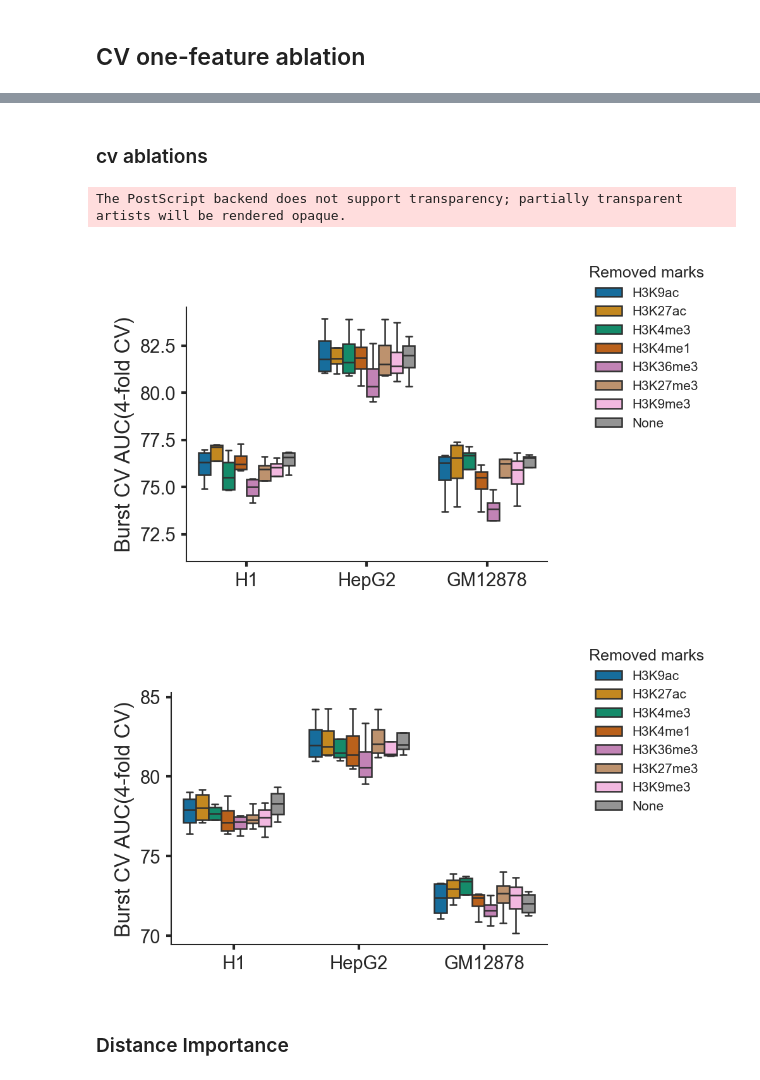
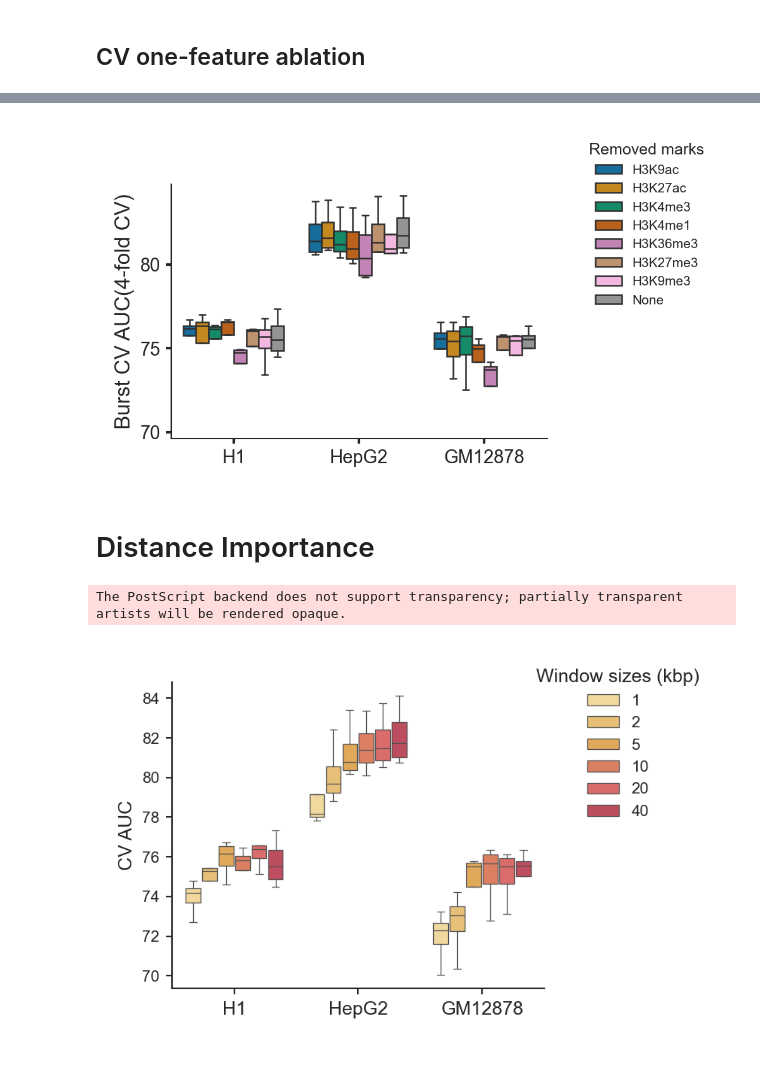
Before and after one commit to wanghan4034/DeepBurst, a Jupyter notebook: scripts/evaluation_cv.ipynb, the cells around one changed output, grey strips where cells are left out. Saved outputs shown, nothing was run; the diff lists cells and outputs as text; code cells hidden in the pictures.

```diff
--- a/scripts/evaluation_cv.ipynb
+++ b/scripts/evaluation_cv.ipynb
@@ -678,12 +649,10 @@ ablation_cv
-# %% [markdown]
-### cv ablations
 # %%
 fig, ax = plt.subplots(1,1,constrained_layout=True,figsize=(6/2.54, 4/2.54))
 
 order = pd.Index(["E003","E118","E116"],name='marks')
 hue_order = pd.Index(["remove_H3K9ac","remove_H3K27ac","remove_H3K4me3","remove_H3K4me1","remove_H3K36me3","remove_H3K27me3","remove_H3K9me3","all_marks"],name='marks')
 
-sns.boxplot(data=ablation_cv,y='auc',x='eid',hue='remove_mark',fliersize=0,linewidth=0.6,ax=ax,order=order,hue_order=hue_order)
+sns.boxplot(data=data,y='auc',x='eid',hue='remove_mark',fliersize=0,linewidth=0.6,ax=ax,order=order,hue_order=hue_order)
 ax.legend().remove()  # Moves the legend outside the plot
 ax.set_ylabel('Burst CV AUC(4-fold CV)')
 ax.set_xlabel('')
@@ -695,34 +664,51 @@ fig.legend(handles, labels, loc='upper left', bbox_to_anchor=(1.05, 1.15) , titl
 
 ax.set_xticklabels([EIDS_TO_CELLTYPES[eid] for eid in order])
 plt.legend().remove()
-plt.savefig('extra/datasets/figures/Figure4I_CV.eps', format='eps', bbox_inches='tight')
+# plt.savefig('extra/datasets/figures/Figure4I_cv_para.eps', format='eps', bbox_inches='tight')
 
 plt.show()
 # %% [output]
-The PostScript backend does not support transparency; partially transparent artists will be rendered opaque.
-[figure, old version]
+[figure, new version]
+# %% [markdown]
+# Distance Importance
+# %%
+import torch
+from src.utils.constants import DEVICE
+
+eids = ['E003','E118','E116']
+with open('extra/datasets/results/distance_cv_para.csv','w') as w:
+    line = ['cv_auc','fold','distance','eid']
+    w.write('\t'.join(line) + '\n')
+    for _eid in eids:
+        for distance in [1000, 2000, 5000,10000,20000,40000]:
+            for fold in [0,1,2,3]:
+
+                checkpoints = f'checkpoints/{_eid}.{fold}.No_feature_bin.{distance}.cv_para.model.pt'
+                ckpt = torch.load(checkpoints,map_location=DEVICE)
+                cv_auc = ckpt['cv_label_val_auc']
+                line = [str(cv_auc),str(fold),str(distance), _eid]
+                w.write('\t'.join(line) + '\n')
+
+data = pd.read_csv('extra/datasets/results/distance_cv_para.csv',sep='\t')
 # %%
-fig, ax = plt.subplots(1,1,constrained_layout=True,figsize=(6/2.54, 4/2.54))
+fig, ax = plt.subplots(1,1,constrained_layout=True,figsize=(5/2.54, 4/2.54))
+order = pd.Index(["E003","E118","E116"],name='marks')
+sns.boxplot(data=data,x='eid',y='cv_auc',hue='distance',fliersize=0,linewidth=0.3,order=order,
+            gap=0.1,width=0.8, palette=[(253/255, 222/255, 145/255),(249/255, 196/255,101/255), (246/255, 172/255, 68/255),( 239/255, 116/255, 79/255), (237/255, 91/255,88/255), (207/255, 59/255, 82/255)],
+            )
+handles, labels = ax.get_legend_handles_labels()
+labels = ["1","2","5","10","20","40"]
+# Add a legend at the upper right of the 3rd subplot (1st row, 3rd column)
+ax.legend().remove()
+ax.set_xlabel('')
+ax.set_ylabel('CV AUC',fontsize=6)
+ax.set_xticklabels([EIDS_TO_CELLTYPES[eid] for eid in order])
+ax.tick_params(axis='x', labelsize=6,width=0.5)
+ax.tick_params(axis='y', labelsize=5,width=0.5)
+fig.legend(handles, labels,title="Window sizes (kbp)", loc='upper left', bbox_to_anchor=(0.93, 1.05), title_fontsize=6,fontsize=5,ncol=1,edgecolor='none')
 
-order = pd.Index(["E003","E118","E116"],name='marks')
-hue_order = pd.Index(["remove_H3K9ac","remove_H3K27ac","remove_H3K4me3","remove_H3K4me1","remove_H3K36me3","remove_H3K27me3","remove_H3K9me3","all_marks"],name='marks')
-
-sns.boxplot(data=ablation_cv,y='auc',x='eid',hue='remove_mark',fliersize=0,linewidth=0.6,ax=ax,order=order,hue_order=hue_order)
-ax.legend().remove()  # Moves the legend outside the plot
-ax.set_ylabel('Burst CV AUC(4-fold CV)')
-ax.set_xlabel('')
-
-handles, labels = ax.get_legend_handles_labels()
-labels = ["H3K9ac","H3K27ac","H3K4me3","H3K4me1","H3K36me3","H3K27me3","H3K9me3","None"]
-# Add a legend at the upper right of the 3rd subplot (1st row, 3rd column)
-fig.legend(handles, labels, loc='upper left', bbox_to_anchor=(1.05, 1.15) , title='Removed marks', fontsize=5,ncol=1,edgecolor='none',title_fontsize=6)
-
-ax.set_xticklabels([EIDS_TO_CELLTYPES[eid] for eid in order])
-plt.legend().remove()
-plt.savefig('extra/datasets/figures/Figure4I_CV.eps', format='eps', bbox_inches='tight')
-
+plt.savefig('extra/datasets/figures/Figure4C_cv_para.eps', format='eps', bbox_inches='tight')
 plt.show()
 # %% [output]
+The PostScript backend does not support transparency; partially transparent artists will be rendered opaque.
-[figure, old version]
+[figure, new version]
-# %% [markdown]
-### Distance Importance
```
Also changed, not shown: parts of 53 cells of this notebook, 33 other files.
